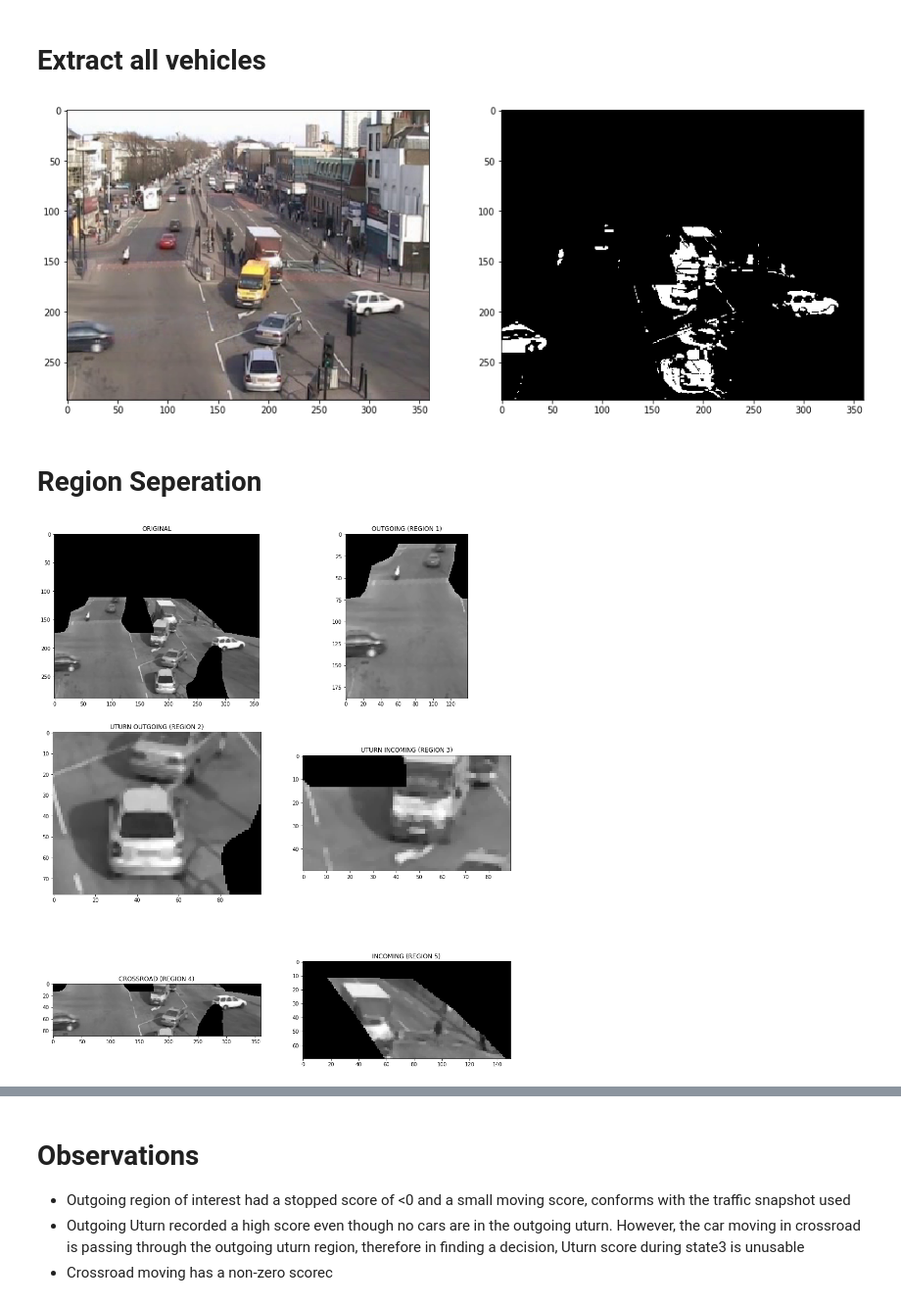
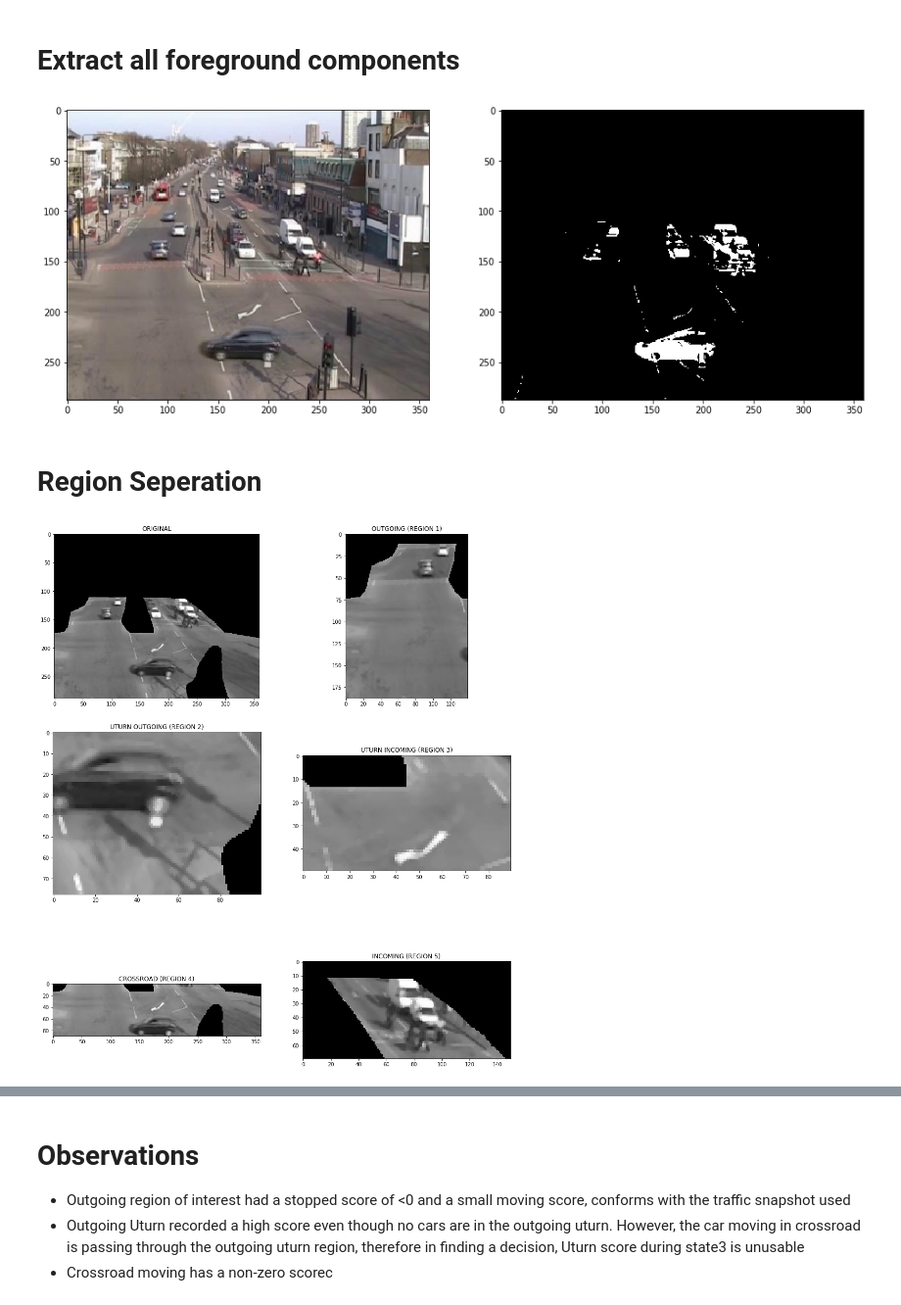
Before and after one commit to Ali-Amin/realtime-smart-traffic-control-system, a Jupyter notebook: main.ipynb, the cells around one changed output, grey strips where cells are left out. Shown at 98% size. Saved outputs shown, nothing was run; the diff lists cells and outputs as text; code cells hidden in the pictures.

```diff
--- a/main.ipynb
+++ b/main.ipynb
@@ -46,6 +51,6 @@ def remove_disturbance(img):
 # %%
-frame1 = io.imread('assets/frame13.png')
-frame2 = io.imread('assets/frame14.png')
+frame1 = io.imread('assets/frame1.png')
+frame2 = io.imread('assets/frame1.png')
 
 
 frame1_gray = convert_to_grayscale(frame1);
@@ -89,5 +96,5 @@ plt.imshow(moving_objects, 'gray')
 # %% [markdown]
-# Extract all vehicles
+# Extract all foreground components
 # %%
 background = io.imread('assets/background.png')
 background = convert_to_grayscale(background)
@@ -111,13 +118,13 @@ ax2.imshow(foreground ,cmap=plt.cm.gray)
 
 plt.show()
 # %% [output]
-[figure, old version]
+[figure, new version]
 # %% [markdown]
 # Region Seperation
 # %%
 def crop_first_region(imgs):
     cropped_imgs = []
-    for imm in imgs:
+    for img in imgs:
         cropped_imgs.append(img[100:,0:140])
     return cropped_imgs
 
@@ -149,32 +156,32 @@ def crop_fifth_region(imgs):
     return cropped_imgs
 
 
 
 [region1] = crop_first_region([frame1_focussed])
 [region2] = crop_second_region([frame1_focussed])
 [region3] = crop_third_region([frame1_focussed])
 [region4] = crop_fourth_region([frame1_focussed])
 [region5] = crop_fifth_region([frame1_focussed])
 
 
 fig, ((ax1,ax2) , (ax3,ax4), (ax5,ax6)) = plt.subplots(3,2)
 fig.set_size_inches(16,20)
 ax1.imshow(frame1_focussed, 'gray')
 ax2.imshow(region1, 'gray')
 ax3.imshow(region2, 'gray')
 ax4.imshow(region3, 'gray')
 ax5.imshow(region4, 'gray')
 ax6.imshow(region5, 'gray')
 
 ax1.set_title("ORIGINAL")
 ax2.set_title("OUTGOING (REGION 1)")
 ax3.set_title("UTURN OUTGOING (REGION 2)")
 ax4.set_title("UTURN INCOMING (REGION 3)")
 ax5.set_title("CROSSROAD (REGION 4)")
 ax6.set_title("INCOMING (REGION 5)")
 
 
 plt.show()
 # %% [output]
-[figure, old version]
+[figure, new version]
 # %% [markdown]
```
Also changed, not shown: parts of 15 cells of this notebook, 15 other files.
